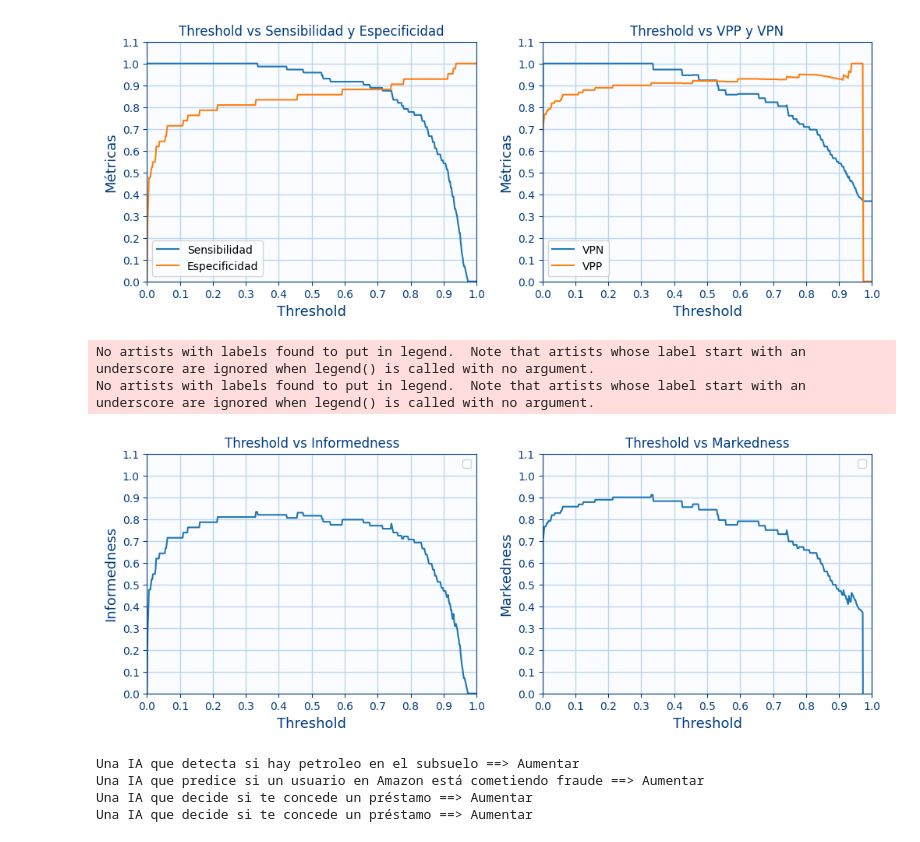
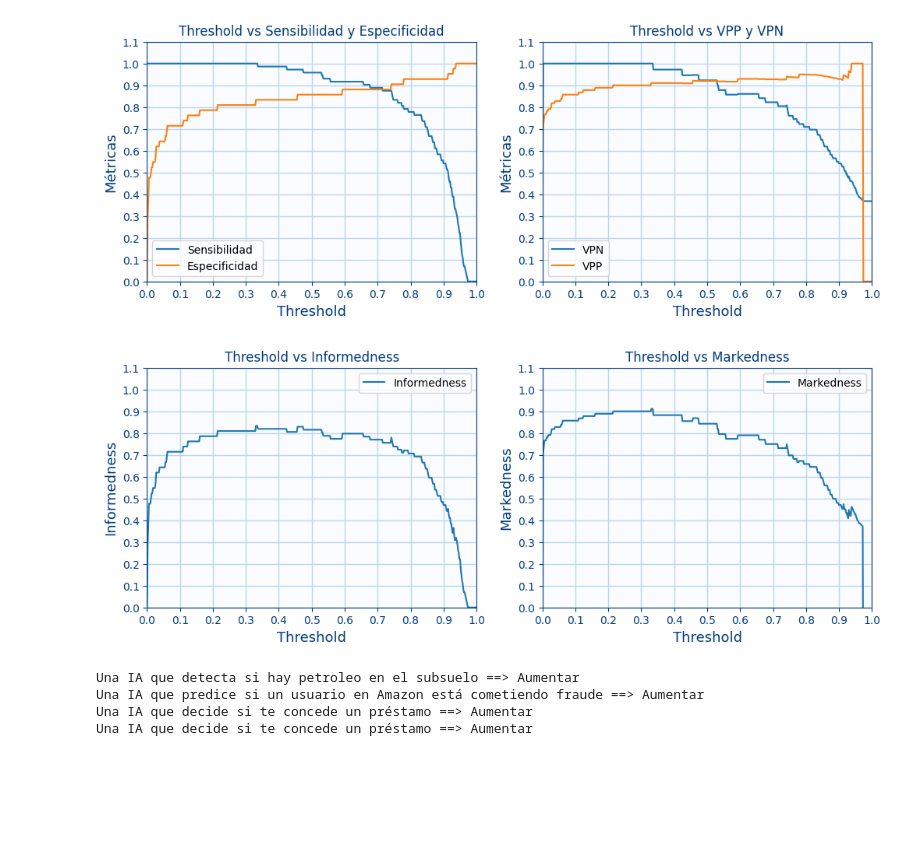
Before and after one commit to logongas/soluciones_ejercicios_modulo_pia, a Jupyter notebook: tema_07/ejercicios_tema_07_c_metricas.ipynb, the cells around one changed output. Drawn from its saved outputs; the diff is of its cells as text; code cells hidden in the pictures; blank space fills up the shorter version.

Commit message:
metricas

```diff
--- a/tema_07/ejercicios_tema_07_c_metricas.ipynb
+++ b/tema_07/ejercicios_tema_07_c_metricas.ipynb
@@ -368,12 +368,17 @@ def div_not_nan(a,b):
         return a/b
 
 
-def get_metrics(TP,TN,FP,FN):
+def get_metrics(TP,TN,FP,FN,prevalencia=None):
     sensibilidad=div_not_nan(TP,TP+FN)
     especificidad=div_not_nan(TN,TN+FP)
 
-    vpp=div_not_nan(TP,TP+FP)
-    vpn=div_not_nan(TN,TN+FN)
+    if (prevalencia==None):
+        vpp=div_not_nan(TP,TP+FP)
+        vpn=div_not_nan(TN,TN+FN)
+    else:
+        vpp=div_not_nan(sensibilidad*prevalencia,sensibilidad*prevalencia+(1-especificidad)*(1-prevalencia))
+        vpn=div_not_nan(especificidad*(1-prevalencia),especificidad*(1-prevalencia)+(1-sensibilidad)*prevalencia)
+
 
     auc=sklearn.metrics.roc_auc_score(y_true,y_score)
 
@@ -461,35 +466,32 @@ El valor del umbra lo bajaría mas o menos a 0.46 ya que tendría el mismo VPP p
 [figure]
 # %%
 # Ejercicio 3.G
+y_score=new_model.predict(x_test).reshape(-1)
+y_true=y_test
+
 
 rango_threshold=np.linspace(0,1,500)
-
 rango_informedness=[]
 rango_markedness=[]
 for threshold in rango_threshold:
-    y_score=new_model.predict(x_test).reshape(-1)
-    y_true=y_test
 
     TP,TN,FP,FN=get_matriz_confusion(y_true,y_score,threshold=threshold)
     sensibilidad,especificidad,vpp,vpn,auc=get_metrics(TP,TN,FP,FN)
     rango_informedness.append(sensibilidad+especificidad-1)
     rango_markedness.append(vpp+vpn-1)
 
 
 
-
 figure=plt.figure(figsize=(12, 4))
 axes=figure.add_subplot(1,2,1)
-axes.plot(rango_threshold,rango_informedness,linestyle="solid")
+axes.plot(rango_threshold,rango_informedness,linestyle="solid",label=f"Informedness")
 axes_configure_for_metrics(axes,"Threshold vs Informedness","Threshold","Informedness")
 
 axes=figure.add_subplot(1,2,2)
-axes.plot(rango_threshold,rango_markedness,linestyle="solid")
+axes.plot(rango_threshold,rango_markedness,linestyle="solid",label=f"Markedness")
 axes_configure_for_metrics(axes,"Threshold vs Markedness","Threshold","Markedness")
 # %% [output]
-No artists with labels found to put in legend.  Note that artists whose label start with an underscore are ignored when legend() is called with no argument.
-No artists with labels found to put in legend.  Note that artists whose label start with an underscore are ignored when legend() is called with no argument.
-[figure, old version]
+[figure, new version]
 # %%
 # Ejercicio 3.H
 
```
